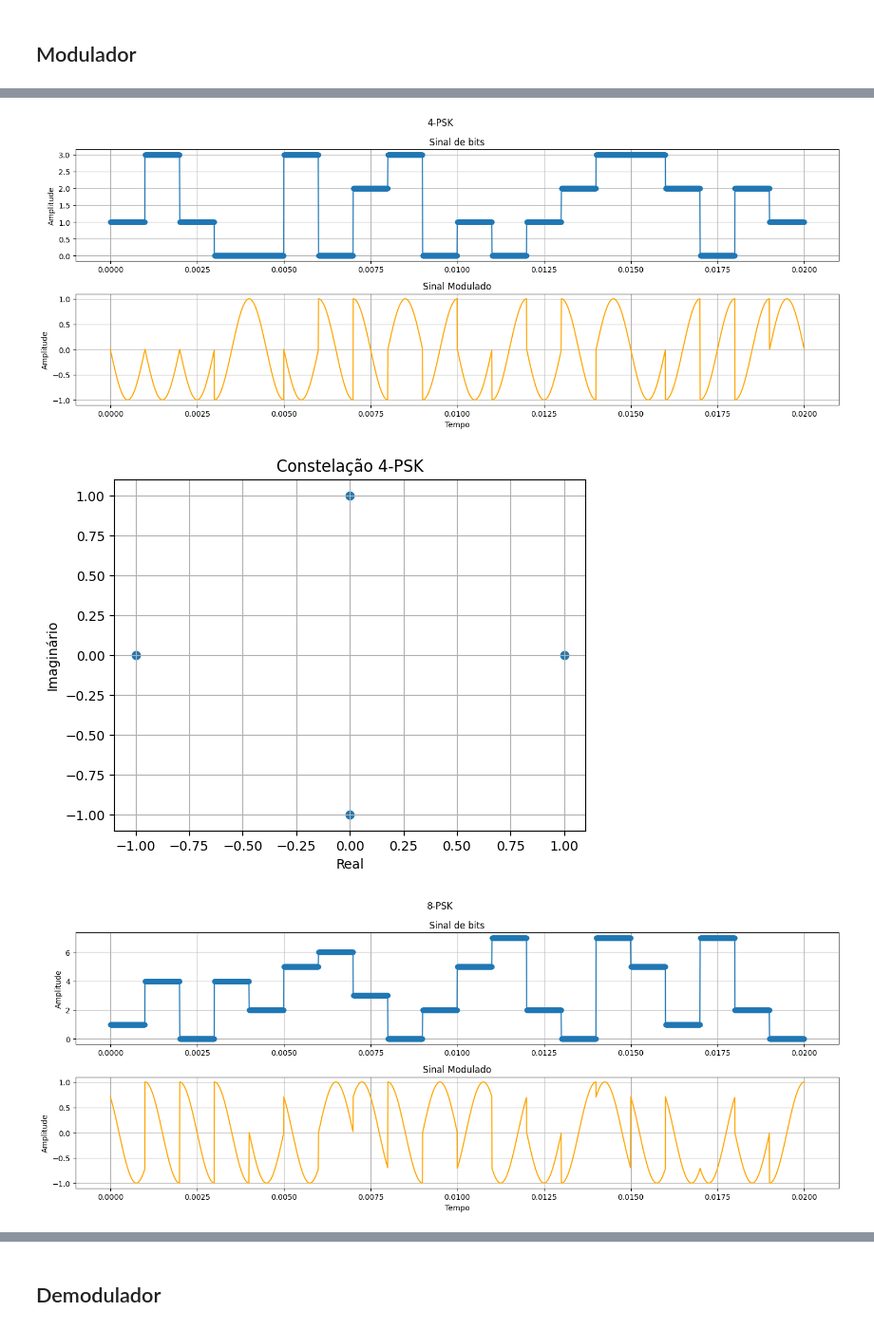
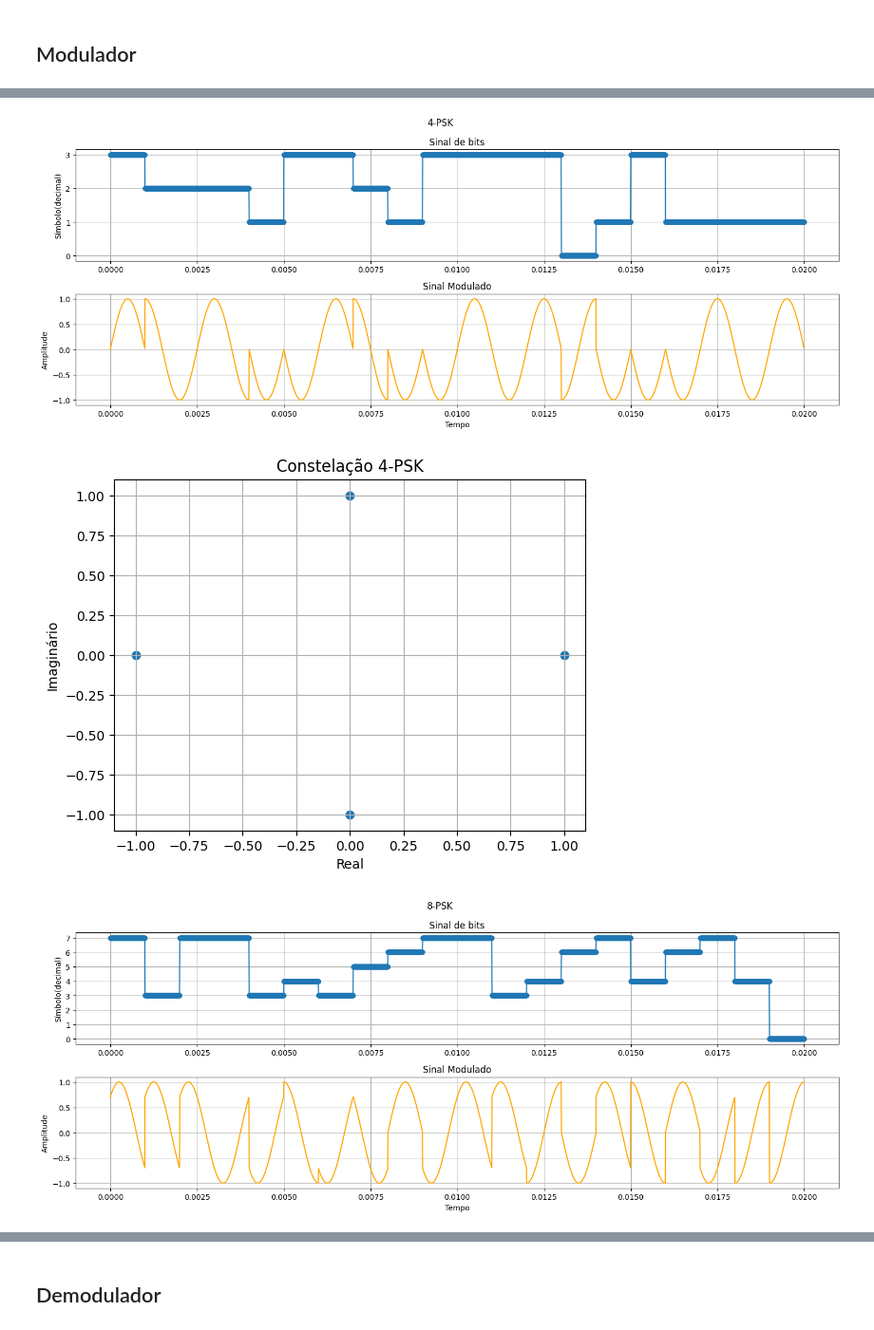
Before and after one commit to braiansmarzaro/Telecommunication, a Jupyter notebook: atividade4_moduladores_bp.ipynb, the cells around one changed output, grey strips where cells are left out. Shown at 95% size. Cells and saved outputs as stored; diff of their text form; code cells hidden in the pictures.

```diff
--- a/atividade4_moduladores_bp.ipynb
+++ b/atividade4_moduladores_bp.ipynb
@@ -97,7 +132,7 @@ class Psk:
         self.m= m
         self.simbolos = np.random.randint(0,m,n_simbolos)
         self.simbolos = np.repeat(self.simbolos,amostras_por_simbolo)
-        self.sinal = amplitude*np.cos(frequencia_central*2*np.pi*tempo + self.fases[self.simbolos])
+        self.sinal = np.cos(frequencia_central*2*np.pi*tempo + self.fases[self.simbolos])
     def show(self):
         fig,(ax1,ax2) = plt.subplots(2,1,figsize=(15,6))
 
@@ -106,9 +141,10 @@ class Psk:
         fig.suptitle(f"{self.m}-PSK")
         ax1.set_title("Sinal de bits")
         ax2.set_title("Sinal Modulado")
-        ax1.set_ylabel("Amplitude")
+        ax1.set_ylabel("Símbolo(decimal)")
         ax2.set_ylabel("Amplitude")
         ax2.set_xlabel("Tempo")
+        ax1.set_yticks(np.arange(self.m))
         ax1.grid()
         ax2.grid()
         fig.tight_layout()
@@ -125,8 +161,8 @@ class Psk:
 
     def transmit(self):
         ruido = np.random.normal(0,1,len(self.sinal))
-for m in [2**x for x in range(1,5)]:
-    psk = Psk(portadora,m)
+for m in 2**np.arange(1,5):
+    psk = Psk(portadora,m=m)
     psk.show()
     psk.constellation()
 # %% [output]
@@ -134,5 +170,5 @@ for m in [2**x for x in range(1,5)]:
 [figure]
-[figure, old version]
+[figure, new version]
 [figure]
-[figure, old version]
+[figure, new version]
 [figure]
```
Also changed, not shown: parts of 5 cells of this notebook.
